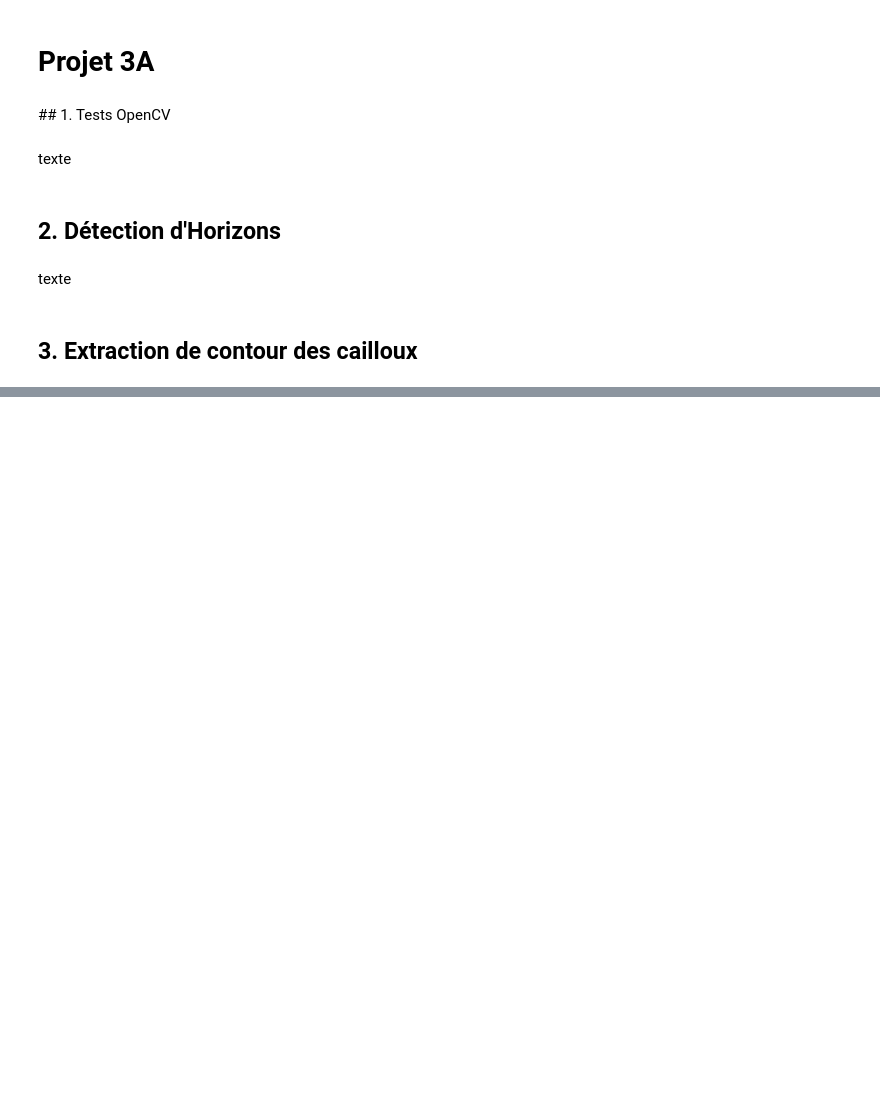
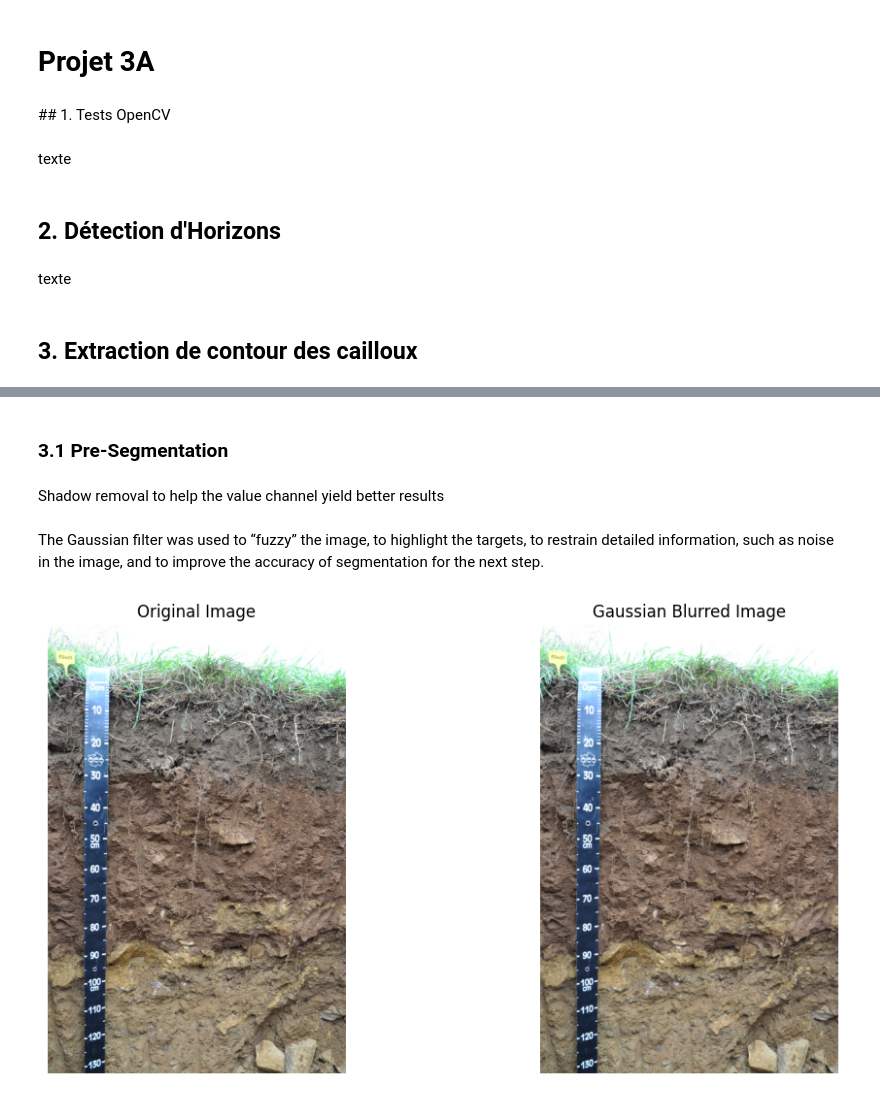
Before and after one commit to YuetongLU7/ACSE_Traitement_Image_Sol, a Jupyter notebook: projet3A.ipynb, the cells around one changed output, grey strips where cells are left out. Drawn from its saved outputs; the diff is of its cells as text; code cells hidden in the pictures; blank space fills up the shorter version.

Commit message:
Started implementing the rock fragment segmentation experiment from the article

```diff
--- a/projet3A.ipynb
+++ b/projet3A.ipynb
@@ -22,0 +21,8 @@ Step 3 : UDW algorithm
+# %%
+IMAGE_PATH = '/home/jidoex/Images/Projet3A/cailloux.jpg'
+
+cailloux_bgr = cv2.imread(IMAGE_PATH)
+# %% [markdown]
+### 3.1 Pre-Segmentation
+# %% [markdown]
+Shadow removal to help the value channel yield better results
@@ -22,0 +31,22 @@ Step 3 : UDW algorithm
+# %% [markdown]
+The Gaussian filter was used to “fuzzy” the image, to highlight the targets, to restrain detailed information, such as noise in the image, and to improve the accuracy of segmentation for the next step.
+# %%
+# Will have to fiddle around with the kernel of the Gaussian blur
+
+blurred_cailloux_bgr = cv2.GaussianBlur(cailloux_bgr, (5, 5), 0)  # Kernel size (9, 9), std=0 (auto-calculated)
+
+# Display the results
+plt.figure(figsize=(12, 6))
+plt.subplot(1, 2, 1)
+plt.imshow(cv2.cvtColor(cailloux_bgr, cv2.COLOR_BGR2RGB))
+plt.title('Original Image')
+plt.axis('off')
+
+plt.subplot(1, 2, 2)
+plt.imshow(cv2.cvtColor(blurred_cailloux_bgr, cv2.COLOR_BGR2RGB))
+plt.title('Gaussian Blurred Image')
+plt.axis('off')
+
+plt.show()
+# %% [output]
+[figure, added]
```
Also changed, not shown: parts of 11 cells of this notebook.
